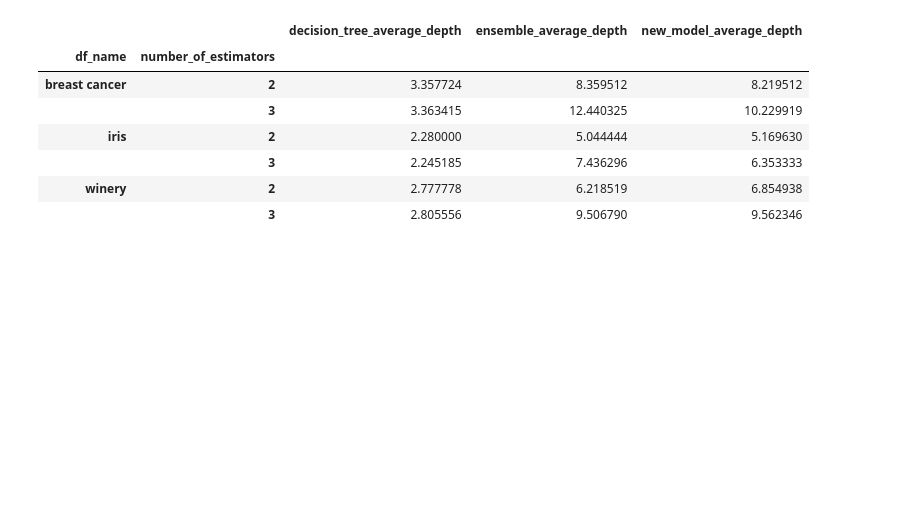
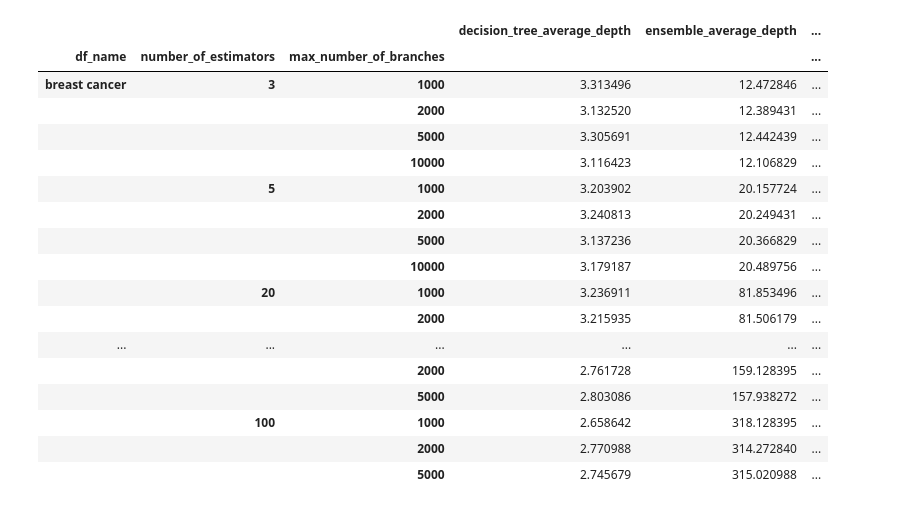
Before and after one commit to sagyome/phd_code, a Jupyter notebook: Experiment test.ipynb, the cells around one changed output. Saved outputs shown, nothing was run; the diff lists cells and outputs as text; code cells hidden in the pictures; blank space fills up the shorter version.

```diff
--- a/Experiment test.ipynb
+++ b/Experiment test.ipynb
@@ -5,12 +8,11 @@ from ExperimentSetting import *
 # %%
 
-branch_probability_thresholds=[np.inf]
+branch_probability_thresholds=[1000,2000,5000,10000]
 filter_approaches=['probability']
 df_names=['breast cancer','iris','winery']
-#df_names=['iris']
 #number_of_estimators_list=[200,100,50,10]
-number_of_estimators_list=[2,3]
+number_of_estimators_list=[3,5,20,50,100]
 fixed_params={}
-num_of_iterations=5
+num_of_iterations=30
 experimentSetting1=ExperimentSetting(branch_probability_thresholds,df_names,
                                      number_of_estimators_list,fixed_params,num_of_iterations,filter_approaches)
@@ -53,5 +24,5 @@ Index(['conjunction set training time', 'decision tree training time',
 # %%
 df=pd.DataFrame(experimentSetting1.experiments)
-groups=['df_name','number_of_estimators']
+groups=['df_name','number_of_estimators','max_number_of_branches']
 df[[col for col in df.columns if 'accuracy' in col]+groups].groupby(groups).mean()
 # %% [output]
@@ -99,14 +98,23 @@ df[[col for col in df.columns if 'auc' in col]+groups].groupby(groups).mean()
 df=pd.DataFrame(experimentSetting1.experiments)
 df[[col for col in df.columns if 'time' in col]+groups].groupby(groups).mean()
 # %%
-df=pd.DataFrame(experimentSetting1.experiments)
 df[[col for col in df.columns if 'average_depth' in col]+groups].groupby(groups).mean()
 # %% [output]
-|  |  | decision_tree_average_depth | ensemble_average_depth | new_model_average_depth |
-| df_name | number_of_estimators |  |  |  |
-| breast cancer | 2 | 3.357724 | 8.359512 | 8.219512 |
-|  | 3 | 3.363415 | 12.440325 | 10.229919 |
-| iris | 2 | 2.280000 | 5.044444 | 5.169630 |
-|  | 3 | 2.245185 | 7.436296 | 6.353333 |
-| winery | 2 | 2.777778 | 6.218519 | 6.854938 |
-|  | 3 | 2.805556 | 9.506790 | 9.562346 |
+|  |  |  | decision_tree_average_depth | ensemble_average_depth | ... |
+| df_name | number_of_estimators | max_number_of_branches |  |  | ... |
+| breast cancer | 3 | 1000 | 3.313496 | 12.472846 | ... |
+|  |  | 2000 | 3.132520 | 12.389431 | ... |
+|  |  | 5000 | 3.305691 | 12.442439 | ... |
+|  |  | 10000 | 3.116423 | 12.106829 | ... |
+|  | 5 | 1000 | 3.203902 | 20.157724 | ... |
+|  |  | 2000 | 3.240813 | 20.249431 | ... |
+|  |  | 5000 | 3.137236 | 20.366829 | ... |
+|  |  | 10000 | 3.179187 | 20.489756 | ... |
+|  | 20 | 1000 | 3.236911 | 81.853496 | ... |
+|  |  | 2000 | 3.215935 | 81.506179 | ... |
+| ... | ... | ... | ... | ... | ... |
+|  |  | 2000 | 2.761728 | 159.128395 | ... |
+|  |  | 5000 | 2.803086 | 157.938272 | ... |
+|  | 100 | 1000 | 2.658642 | 318.128395 | ... |
+|  |  | 2000 | 2.770988 | 314.272840 | ... |
+|  |  | 5000 | 2.745679 | 315.020988 | ... |
```
Also changed, not shown: parts of 18 cells of this notebook, 9 other files.
